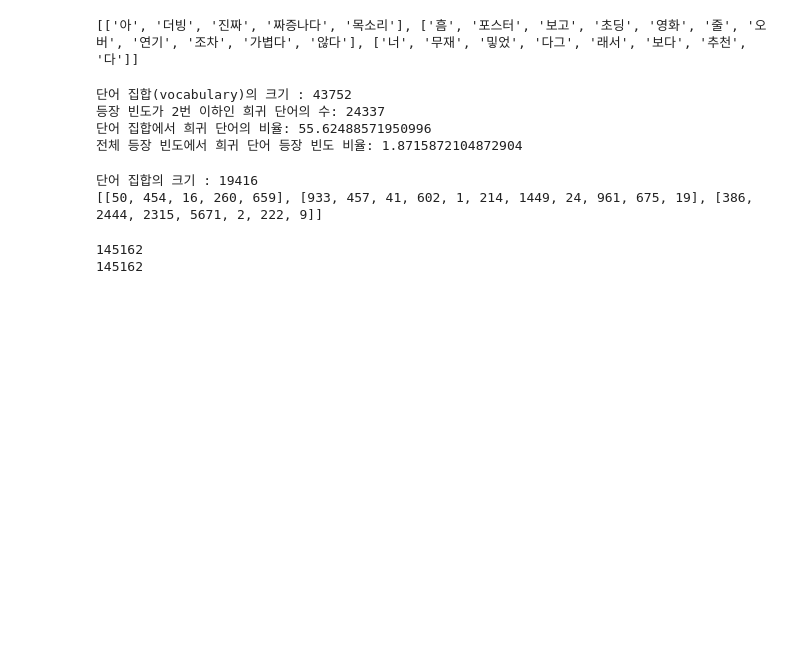
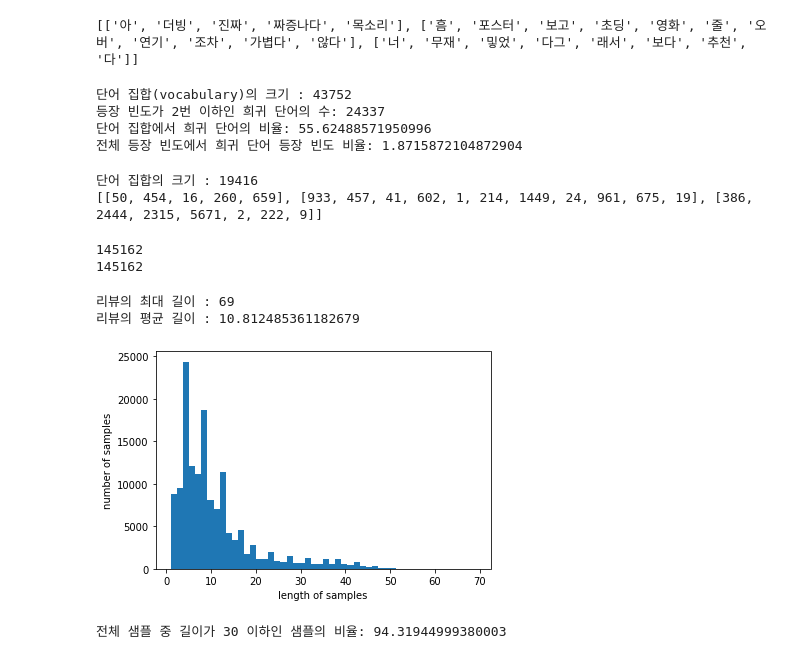
Before and after one commit to ParkEunHyeok/AI_Study, a Jupyter notebook: NLP/NLP_Sentiment_Classification.ipynb, the cells around one changed output. Drawn from its saved outputs; the diff is of its cells as text; code cells hidden in the pictures; blank space fills up the shorter version.

```diff
--- a/NLP/NLP_Sentiment_Classification.ipynb
+++ b/NLP/NLP_Sentiment_Classification.ipynb
@@ -161,3 +162,14 @@ print(len(y_train))
 # %% [output]
 145162
 145162
+# %%
+print('리뷰의 최대 길이 :',max(len(l) for l in X_train))
+print('리뷰의 평균 길이 :',sum(map(len, X_train))/len(X_train))
+plt.hist([len(s) for s in X_train], bins=50)
+plt.xlabel('length of samples')
+plt.ylabel('number of samples')
+plt.show()
+# %% [output]
+리뷰의 최대 길이 : 69
+리뷰의 평균 길이 : 10.812485361182679
+[figure, added]
@@ -164,3 +183,10 @@ print(len(y_train))
+# %%
+max_len = 30
+below_threshold_len(max_len, X_train)
+X_train = pad_sequences(X_train, maxlen = max_len)
+X_test = pad_sequences(X_test, maxlen = max_len)
+# %% [output]
+전체 샘플 중 길이가 30 이하인 샘플의 비율: 94.31944999380003
 # %%
 # LSTM사용, 학습
 model = Sequential()
```
Also changed, not shown: parts of 8 cells of this notebook.
